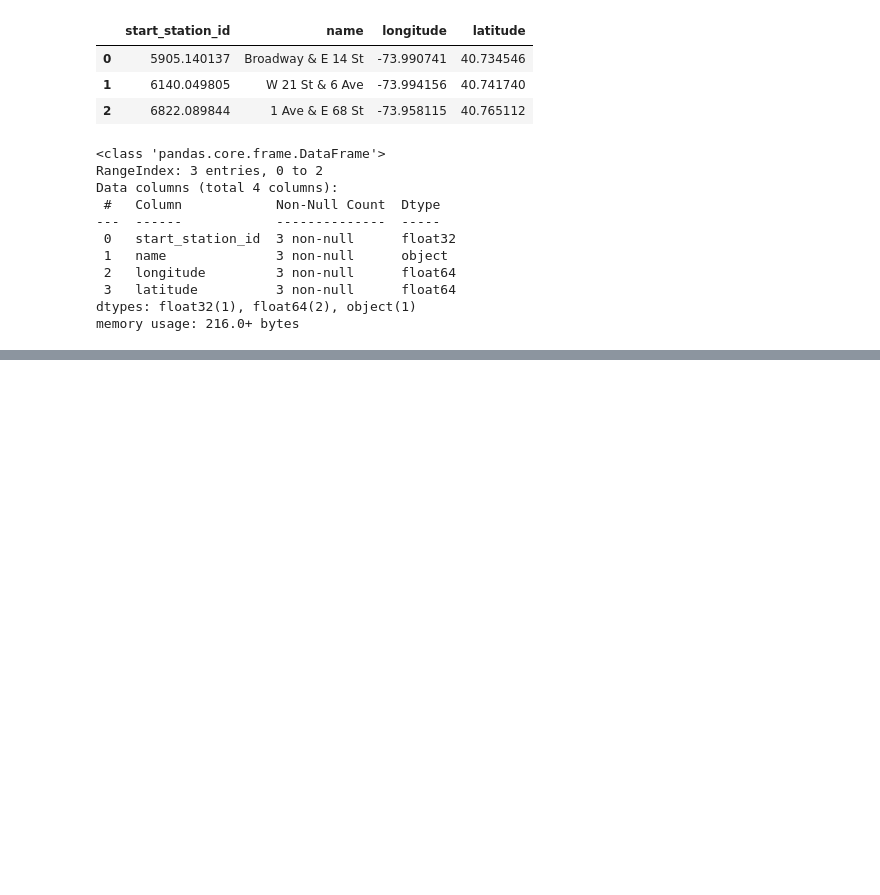
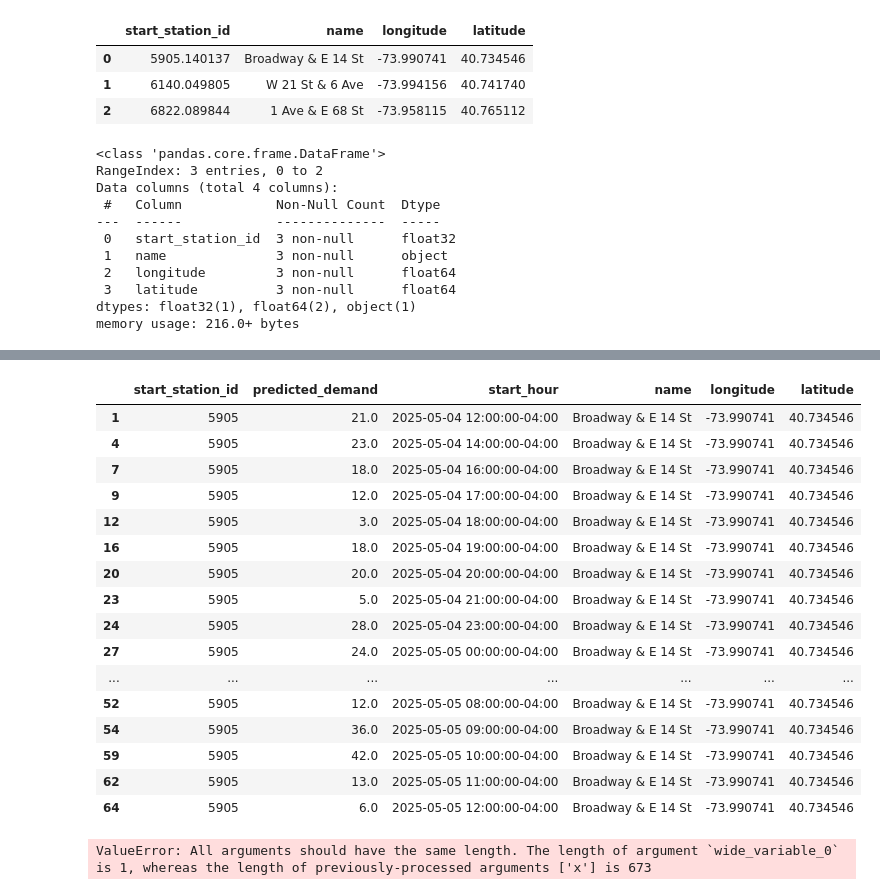
Before and after one commit to nolantphillips/CitiBike, a Jupyter notebook: frontend/test.ipynb, the cells around one changed output, grey strips where cells are left out. Cells and saved outputs as stored; diff of their text form; code cells hidden in the pictures; blank space fills up the shorter version.

```diff
--- a/frontend/test.ipynb
+++ b/frontend/test.ipynb
@@ -93,0 +332,23 @@ memory usage: 336.0+ bytes
+# %%
+station_dict = {
+    int(5905.0): {"name": "Broadway & E 14 St",
+           "longitude": -73.99074142,
+           "latitude": 40.73454567
+           },
+    int(6140.0): {"name": "W 21 St & 6 Ave",
+           "longitude": -73.99415556,
+           "latitude": 40.74173969},
+    int(6822.0): {"name": "1 Ave & E 68 St",
+           "longitude": -73.958115339,
+           "latitude": 40.765112281}
+}
+station_df = pd.DataFrame.from_dict(station_dict, orient='index').reset_index()
+station_df.rename(columns={'index': 'start_station_id'}, inplace=True)
+# %%
+rides = fetch_hourly_rides(672)
+preds = fetch_predictions(672)
+
+preds["start_station_id"] = preds["start_station_id"].round(0).astype(int)
+preds = pd.merge(preds, station_df, on='start_station_id', how='left')
+rides["start_station_id"] = rides["start_station_id"].round(0).astype(int)
+rides = pd.merge(rides, station_df, on='start_station_id', how='left')
@@ -93,0 +394,27 @@ memory usage: 336.0+ bytes
+# %%
+selected_station = "Broadway & E 14 St"
+# %%
+# Filter data for the selected station
+preds_station_data = preds[preds["name"] == selected_station].sort_values("start_hour")
+rides_station_data = rides[rides["name"] == selected_station].sort_values("start_hour")
+# %%
+rides_station_data
+preds_station_data
+# %% [output]
+|  | start_station_id | predicted_demand | start_hour | name | longitude | latitude |
+| 1 | 5905 | 21.0 | 2025-05-04 12:00:00-04:00 | Broadway & E 14 St | -73.990741 | 40.734546 |
+| 4 | 5905 | 23.0 | 2025-05-04 14:00:00-04:00 | Broadway & E 14 St | -73.990741 | 40.734546 |
+| 7 | 5905 | 18.0 | 2025-05-04 16:00:00-04:00 | Broadway & E 14 St | -73.990741 | 40.734546 |
+| 9 | 5905 | 12.0 | 2025-05-04 17:00:00-04:00 | Broadway & E 14 St | -73.990741 | 40.734546 |
+| 12 | 5905 | 3.0 | 2025-05-04 18:00:00-04:00 | Broadway & E 14 St | -73.990741 | 40.734546 |
+| 16 | 5905 | 18.0 | 2025-05-04 19:00:00-04:00 | Broadway & E 14 St | -73.990741 | 40.734546 |
+| 20 | 5905 | 20.0 | 2025-05-04 20:00:00-04:00 | Broadway & E 14 St | -73.990741 | 40.734546 |
+| 23 | 5905 | 5.0 | 2025-05-04 21:00:00-04:00 | Broadway & E 14 St | -73.990741 | 40.734546 |
+| 24 | 5905 | 28.0 | 2025-05-04 23:00:00-04:00 | Broadway & E 14 St | -73.990741 | 40.734546 |
+| 27 | 5905 | 24.0 | 2025-05-05 00:00:00-04:00 | Broadway & E 14 St | -73.990741 | 40.734546 |
+| ... | ... | ... | ... | ... | ... | ... |
+| 52 | 5905 | 12.0 | 2025-05-05 08:00:00-04:00 | Broadway & E 14 St | -73.990741 | 40.734546 |
+| 54 | 5905 | 36.0 | 2025-05-05 09:00:00-04:00 | Broadway & E 14 St | -73.990741 | 40.734546 |
+| 59 | 5905 | 42.0 | 2025-05-05 10:00:00-04:00 | Broadway & E 14 St | -73.990741 | 40.734546 |
+| 62 | 5905 | 13.0 | 2025-05-05 11:00:00-04:00 | Broadway & E 14 St | -73.990741 | 40.734546 |
+| 64 | 5905 | 6.0 | 2025-05-05 12:00:00-04:00 | Broadway & E 14 St | -73.990741 | 40.734546 |
@@ -93,0 +477,4 @@ memory usage: 336.0+ bytes
+# %%
+plot_ts(features, predictions, location_id=5905.140137)
+# %% [output]
+ValueError: All arguments should have the same length. The length of argument `wide_variable_0` is 1, whereas the length of previously-processed arguments ['x'] is 673
```
Also changed, not shown: parts of 26 cells of this notebook, 2 other files.
